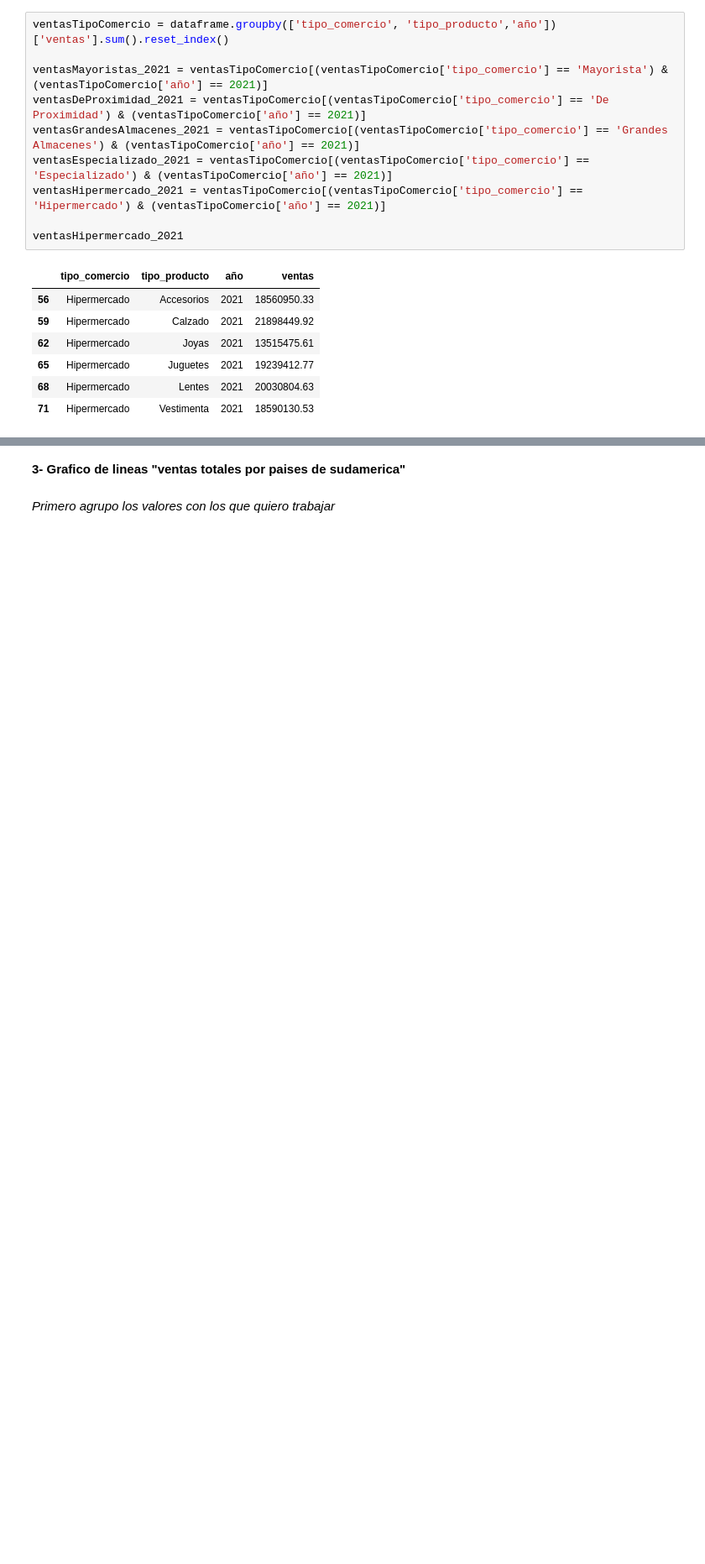
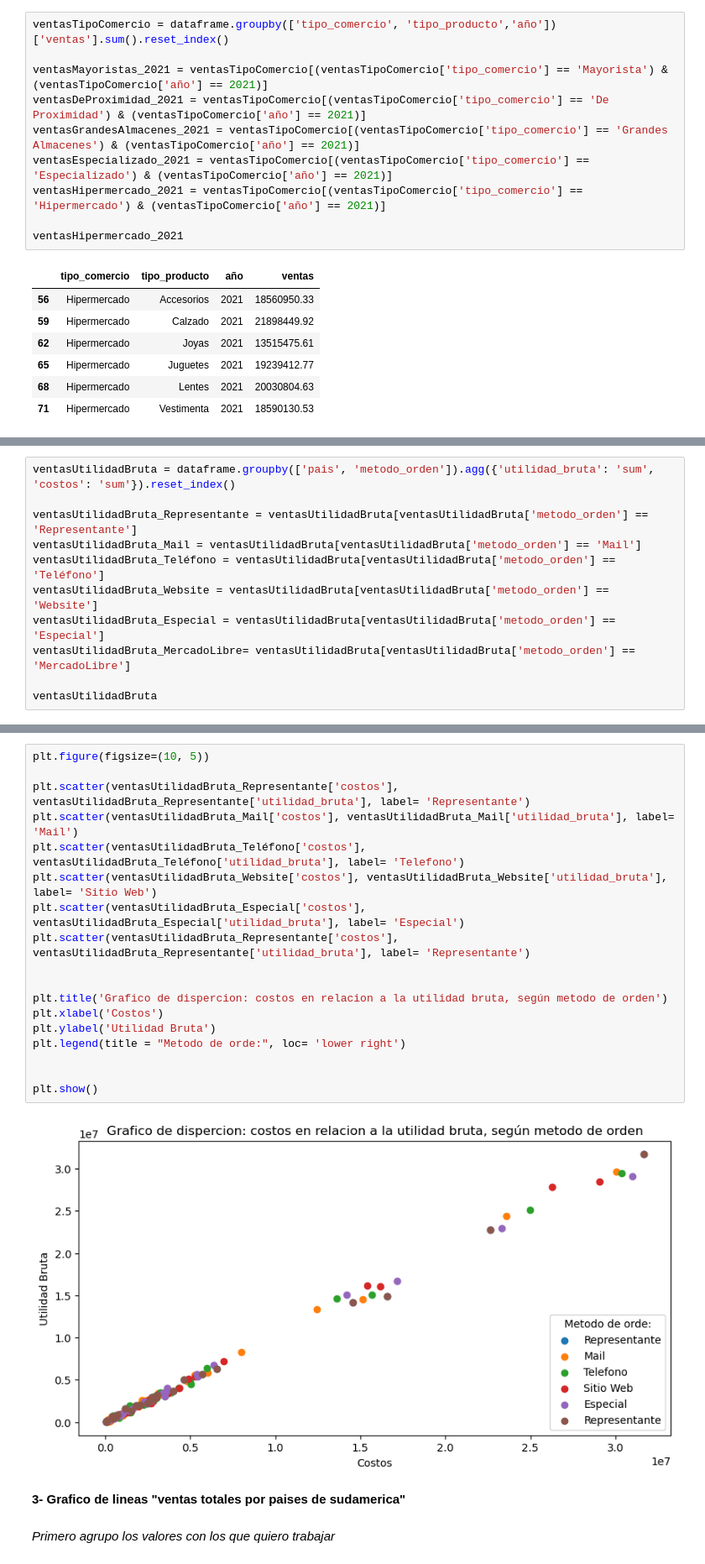
Before and after one commit to manuelpalomeque/ISPC--An-lisisDeDatos--DataBring, a Jupyter notebook: Proyecto Integrador - Analista de Datos - ISPC-Palomeque.ipynb, the cells around one changed output, grey strips where cells are left out. Shown at 84% size. Saved outputs shown, nothing was run; the diff lists cells and outputs as text; blank space fills up the shorter version.

```diff
--- a/Proyecto Integrador - Analista de Datos - ISPC-Palomeque.ipynb
+++ b/Proyecto Integrador - Analista de Datos - ISPC-Palomeque.ipynb
@@ -719,0 +722,11 @@ plt.show()
+# %%
+ventasUtilidadBruta = dataframe.groupby(['pais', 'metodo_orden']).agg({'utilidad_bruta': 'sum', 'costos': 'sum'}).reset_index()
+
+ventasUtilidadBruta_Representante = ventasUtilidadBruta[ventasUtilidadBruta['metodo_orden'] == 'Representante']
+ventasUtilidadBruta_Mail = ventasUtilidadBruta[ventasUtilidadBruta['metodo_orden'] == 'Mail']
+ventasUtilidadBruta_Teléfono = ventasUtilidadBruta[ventasUtilidadBruta['metodo_orden'] == 'Teléfono']
+ventasUtilidadBruta_Website = ventasUtilidadBruta[ventasUtilidadBruta['metodo_orden'] == 'Website']
+ventasUtilidadBruta_Especial = ventasUtilidadBruta[ventasUtilidadBruta['metodo_orden'] == 'Especial']
+ventasUtilidadBruta_MercadoLibre= ventasUtilidadBruta[ventasUtilidadBruta['metodo_orden'] == 'MercadoLibre']
+
+ventasUtilidadBruta
@@ -720,3 +747,23 @@ plt.show()
+# %%
+plt.figure(figsize=(10, 5))
+
+plt.scatter(ventasUtilidadBruta_Representante['costos'], ventasUtilidadBruta_Representante['utilidad_bruta'], label= 'Representante')
+plt.scatter(ventasUtilidadBruta_Mail['costos'], ventasUtilidadBruta_Mail['utilidad_bruta'], label= 'Mail')
+plt.scatter(ventasUtilidadBruta_Teléfono['costos'], ventasUtilidadBruta_Teléfono['utilidad_bruta'], label= 'Telefono')
+plt.scatter(ventasUtilidadBruta_Website['costos'], ventasUtilidadBruta_Website['utilidad_bruta'], label= 'Sitio Web')
+plt.scatter(ventasUtilidadBruta_Especial['costos'], ventasUtilidadBruta_Especial['utilidad_bruta'], label= 'Especial')
+plt.scatter(ventasUtilidadBruta_Representante['costos'], ventasUtilidadBruta_Representante['utilidad_bruta'], label= 'Representante')
+
+
+plt.title('Grafico de dispercion: costos en relacion a la utilidad bruta, según metodo de orden')
+plt.xlabel('Costos')
+plt.ylabel('Utilidad Bruta')
+plt.legend(title = "Metodo de orde:", loc= 'lower right')
+
+
+plt.show()
+# %% [output]
+[figure, added]
 # %% [markdown]
 **3- Grafico de lineas "ventas totales por paises de sudamerica"**
 # %% [markdown]
```
Also changed, not shown: parts of 4 cells of this notebook.
